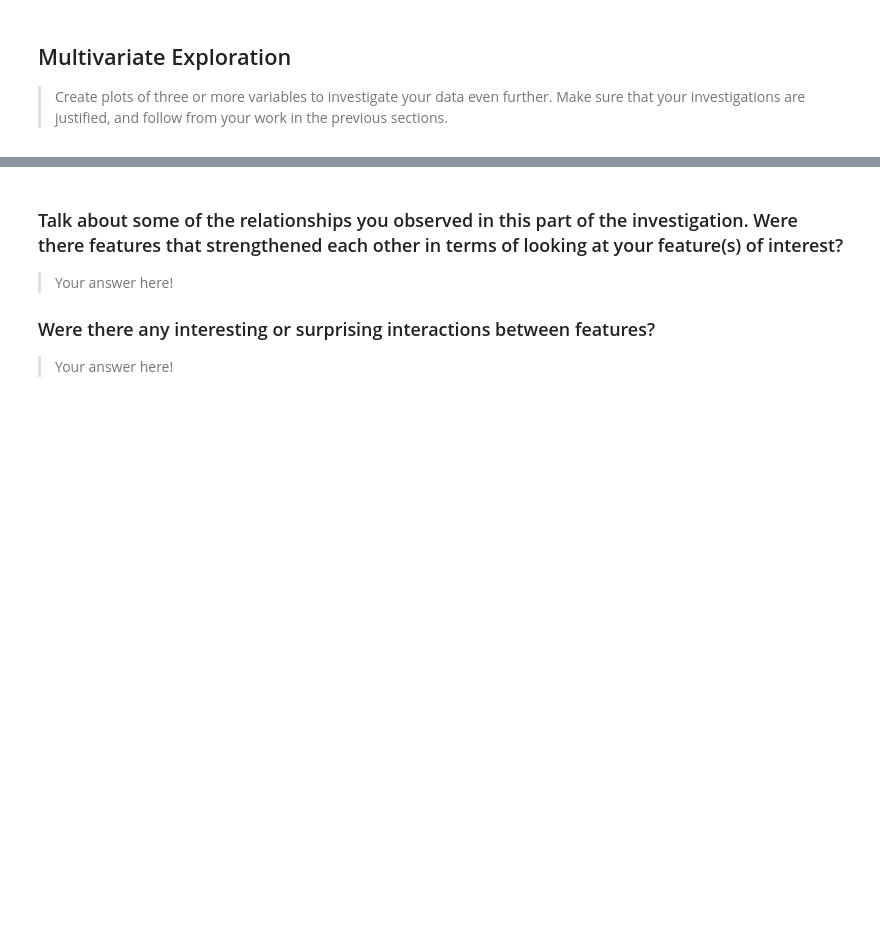
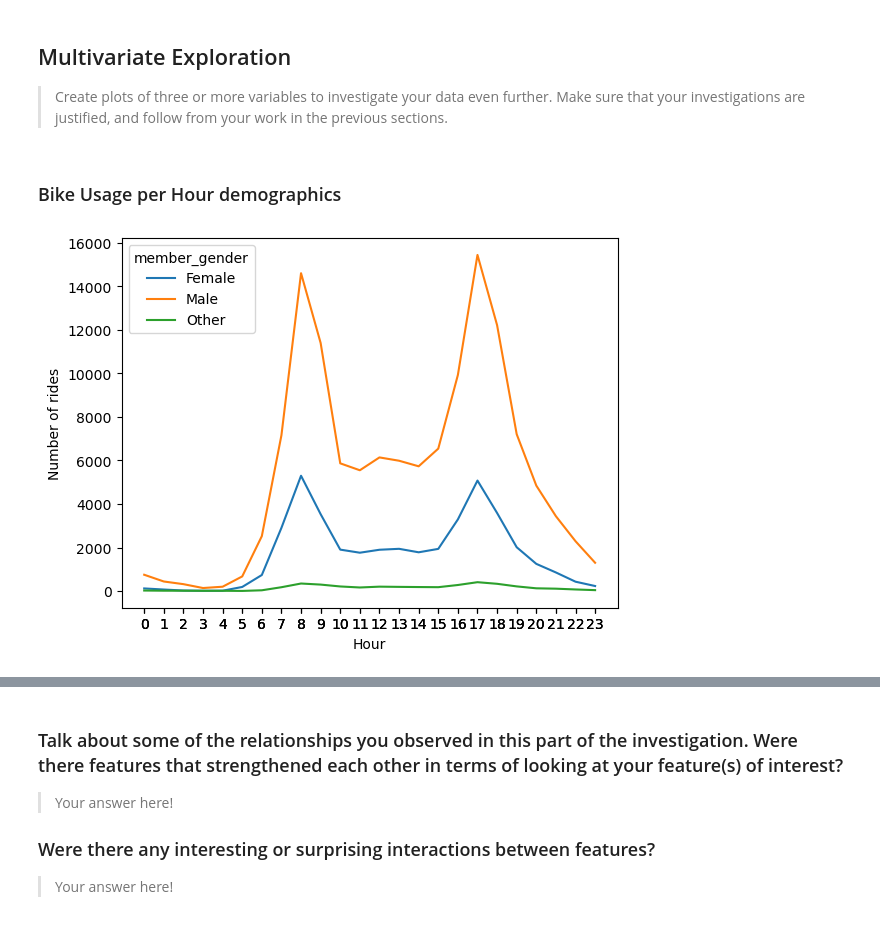
Before and after one commit to NajibAdan/UdacityxALX, a Jupyter notebook: Project_003/Part_I_exploration_template.ipynb, the cells around one changed output, grey strips where cells are left out. Saved outputs shown, nothing was run; the diff lists cells and outputs as text; code cells hidden in the pictures; blank space fills up the shorter version.

```diff
--- a/Project_003/Part_I_exploration_template.ipynb
+++ b/Project_003/Part_I_exploration_template.ipynb
@@ -418,3 +433,15 @@ We can still see male riders are still dominating and the male:female ratio is m
 > Create plots of three or more variables to investigate your data even
 further. Make sure that your investigations are justified, and follow from
 your work in the previous sections.
+# %% [markdown]
+### Bike Usage per Hour demographics
+# %%
+hour_subset = df.groupby(['start_hour','member_gender']).size()
+hour_subset = hour_subset.reset_index(name = 'count')
+
+sb.lineplot(data=hour_subset,x='start_hour',y='count',hue='member_gender')
+plt.xticks(hour_subset.start_hour)
+plt.xlabel('Hour')
+plt.ylabel('Number of rides');
+# %% [output]
+[figure, added]
```
Also changed, not shown: parts of 9 cells of this notebook.
